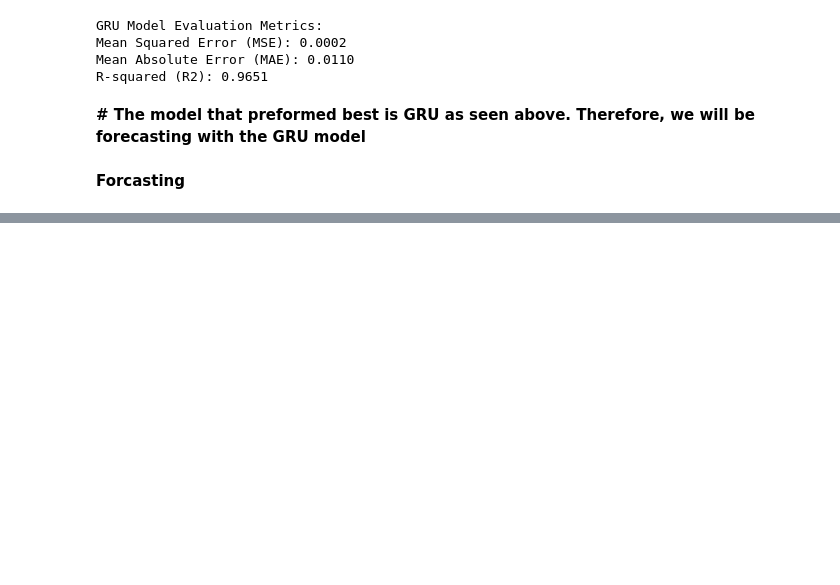
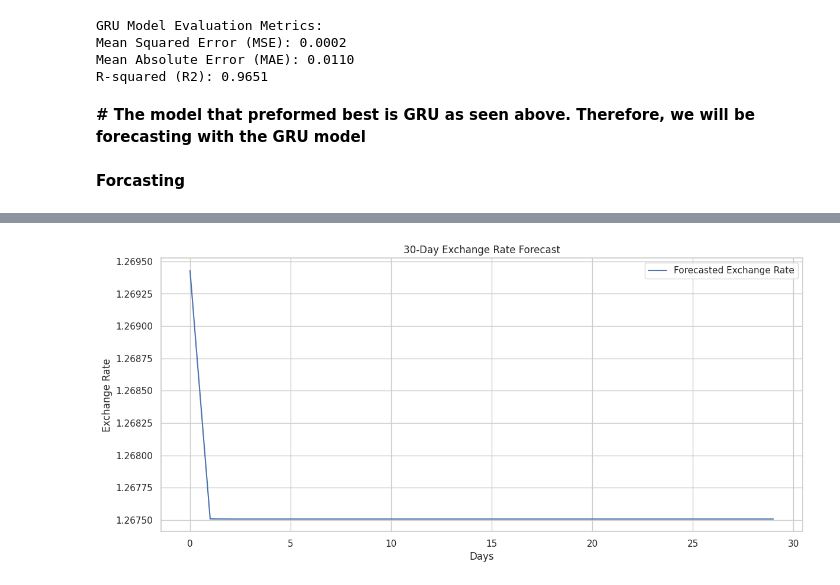
Before and after one commit to FunmilolaAdetuwo/Final-Project, a Jupyter notebook: Advanced_AI_Techniques_for_Predicting_Currency_Exchange_Rates_A_Deep_Learning_Approach.ipynb, the cells around one changed output, grey strips where cells are left out. Saved outputs shown, nothing was run; the diff lists cells and outputs as text; code cells hidden in the pictures; blank space fills up the shorter version.

```diff
--- a/Advanced_AI_Techniques_for_Predicting_Currency_Exchange_Rates_A_Deep_Learning_Approach.ipynb
+++ b/Advanced_AI_Techniques_for_Predicting_Currency_Exchange_Rates_A_Deep_Learning_Approach.ipynb
@@ -1005,0 +993,31 @@ plt.show()
+# %%
+
+# Predicting the next 30 days using the GRU model
+def forecast_next_30_days(model, last_sequence, scaler, n_days=30):
+    input_seq = last_sequence.copy()
+    predictions = []
+
+
+    for _ in range(n_days):
+        prd = model.predict(input_seq)
+        predictions.append(prd[0, 0])
+        new_seq = input_seq[:, 1:, :]
+        new_seq[:, -1, -1] = prd[0]
+        inpt_sq = new_seq
+    prdtn_scld = scaler.inverse_transform(np.array(predictions).reshape(-1, 1))
+
+    return prdtn_scld
+
+
+lst_sqce = X_tst_seq_gru[-1:]
+prdtd_rtes = forecast_next_30_days(bst_mdl_gru_hp, lst_sqce, tgt_sclr, n_days=30)
+
+# Plotting the forecast
+plt.figure(figsize=(14, 6))
+plt.plot(prdtd_rtes, label='Forecasted Exchange Rate')
+plt.title('30-Day Exchange Rate Forecast')
+plt.xlabel('Days')
+plt.ylabel('Exchange Rate')
+plt.legend()
+plt.show()
+# %% [output]
@@ -1005,0 +1041 @@ plt.show()
+[figure, added]
```
Also changed, not shown: parts of 2 cells of this notebook.
